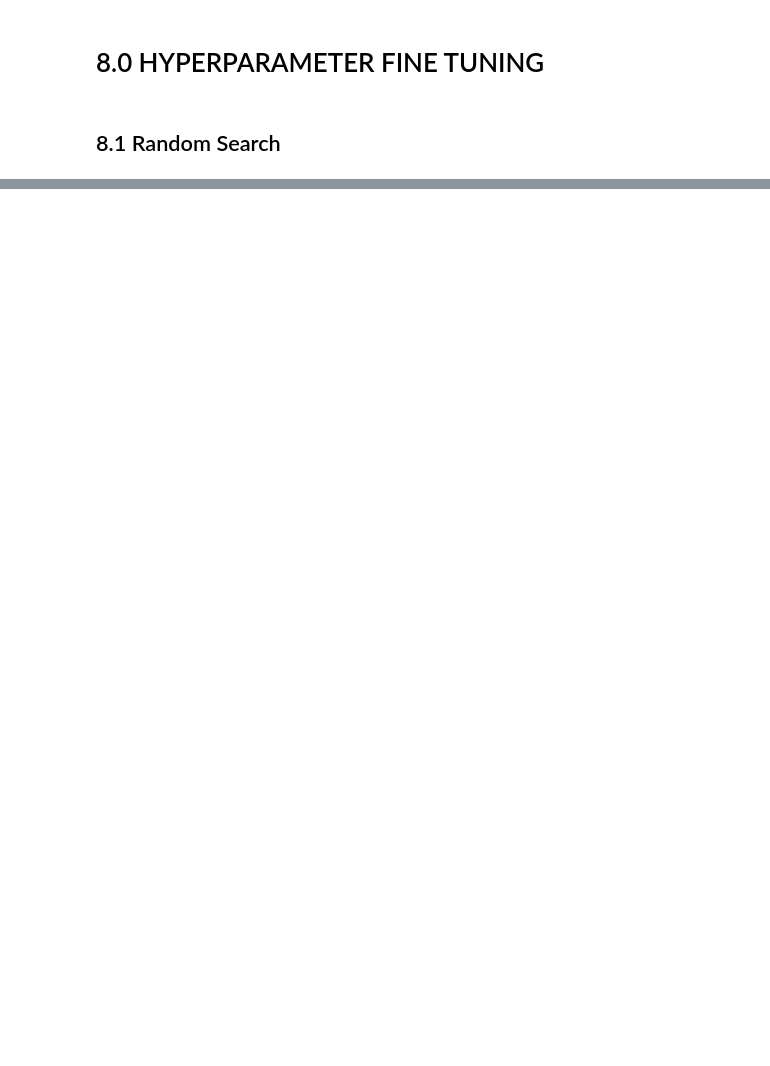
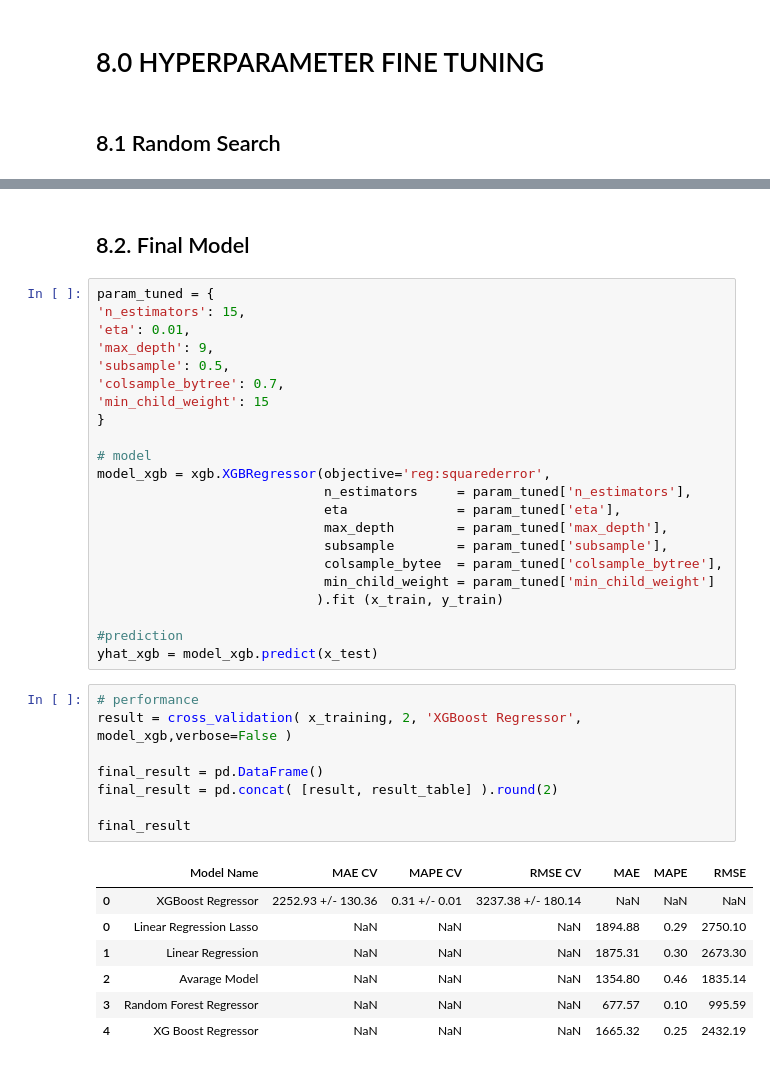
Before and after one commit to Thamirisq/project_-rossmann_train, a Jupyter notebook: notebook_rossman_project.ipynb, the cells around one changed output, grey strips where cells are left out. Saved outputs shown, nothing was run; the diff lists cells and outputs as text; blank space fills up the shorter version.

Commit message:
final model choosen

```diff
--- a/notebook_rossman_project.ipynb
+++ b/notebook_rossman_project.ipynb
@@ -1407,0 +1371,40 @@ final_result_m
+# %% [markdown]
+## 8.2. Final Model
+# %%
+param_tuned = {
+'n_estimators': 15,
+'eta': 0.01,
+'max_depth': 9,
+'subsample': 0.5,
+'colsample_bytree': 0.7,
+'min_child_weight': 15
+}
+
+# model
+model_xgb = xgb.XGBRegressor(objective='reg:squarederror',
+                             n_estimators     = param_tuned['n_estimators'],
+                             eta              = param_tuned['eta'],
+                             max_depth        = param_tuned['max_depth'],
+                             subsample        = param_tuned['subsample'],
+                             colsample_bytee  = param_tuned['colsample_bytree'],
+                             min_child_weight = param_tuned['min_child_weight']
+                            ).fit (x_train, y_train)
+
+#prediction
+yhat_xgb = model_xgb.predict(x_test)
+# %%
+# performance
+result = cross_validation( x_training, 2, 'XGBoost Regressor', model_xgb,verbose=False )
+
+final_result = pd.DataFrame()
+final_result = pd.concat( [result, result_table] ).round(2)
+
+final_result
+# %% [output]
+|  | Model Name | MAE CV | MAPE CV | RMSE CV | MAE | MAPE | RMSE |
+| 0 | XGBoost Regressor | 2252.93 +/- 130.36 | 0.31 +/- 0.01 | 3237.38 +/- 180.14 | NaN | NaN | NaN |
+| 0 | Linear Regression Lasso | NaN | NaN | NaN | 1894.88 | 0.29 | 2750.10 |
+| 1 | Linear Regression | NaN | NaN | NaN | 1875.31 | 0.30 | 2673.30 |
+| 2 | Avarage Model | NaN | NaN | NaN | 1354.80 | 0.46 | 1835.14 |
+| 3 | Random Forest Regressor | NaN | NaN | NaN | 677.57 | 0.10 | 995.59 |
+| 4 | XG Boost Regressor | NaN | NaN | NaN | 1665.32 | 0.25 | 2432.19 |
```
Also changed, not shown: parts of 17 cells of this notebook.
